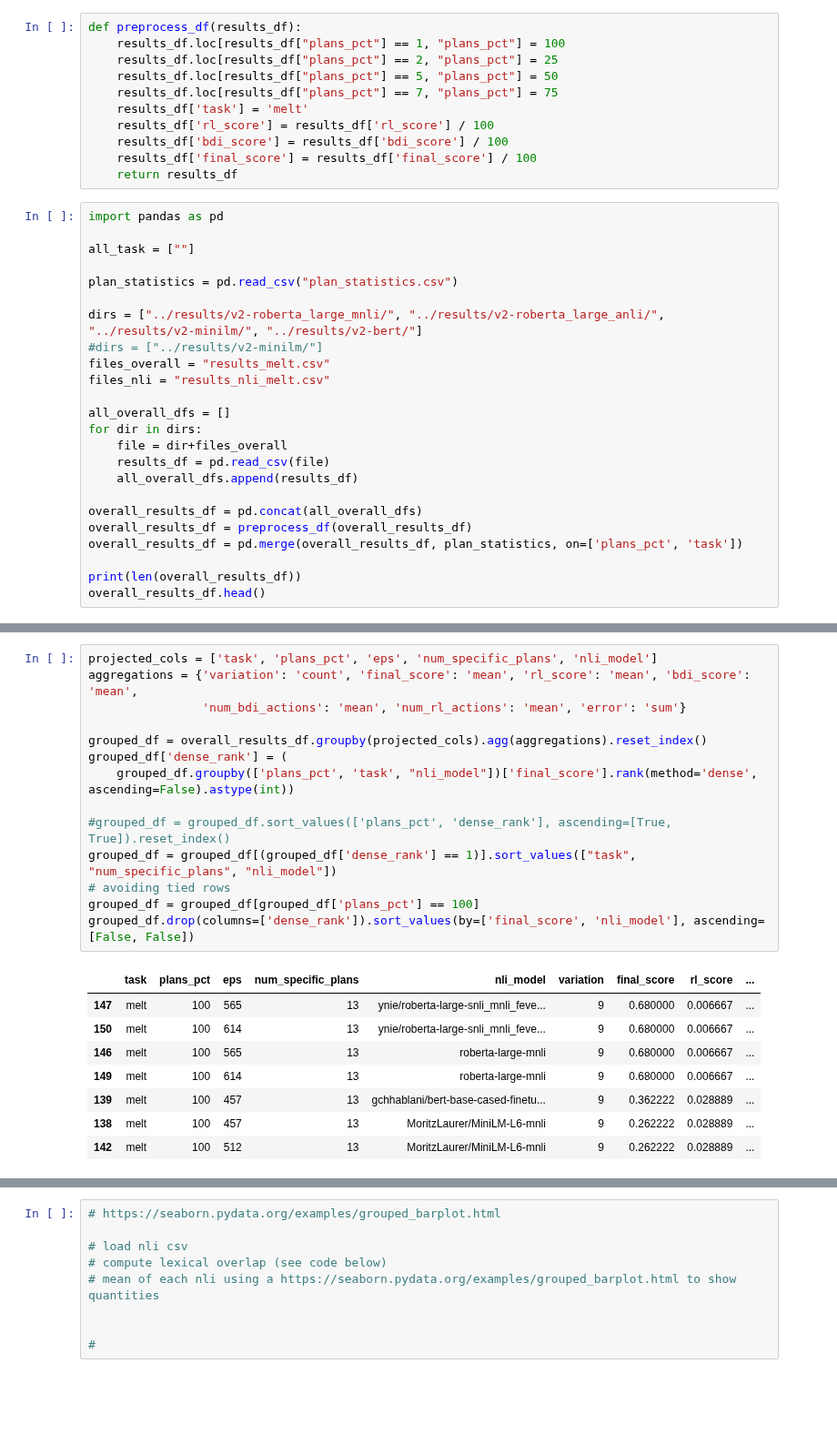
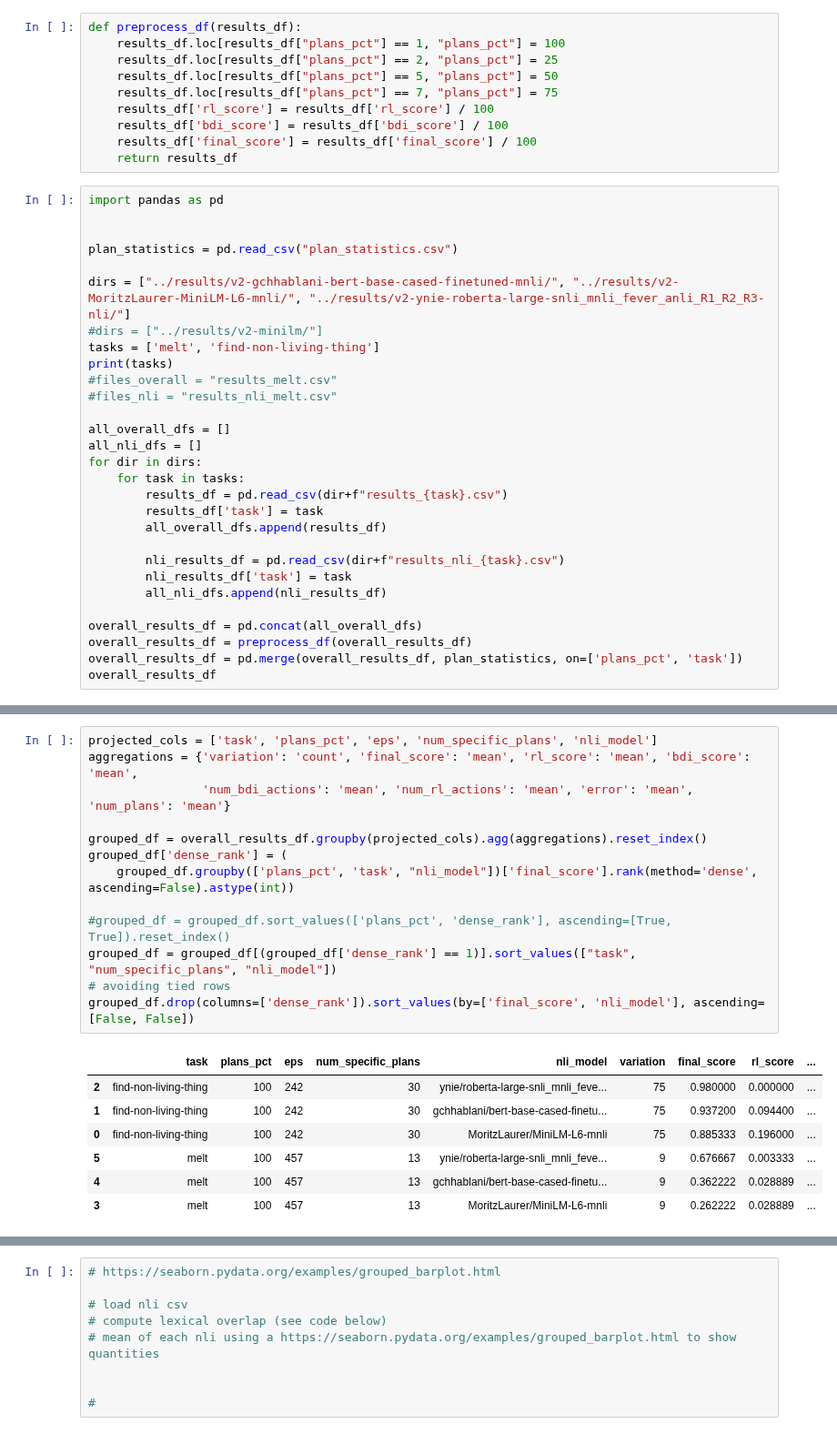
Before and after one commit to yukioichida/bdi-latent-space, a Jupyter notebook: notebooks/results_inference_analysis.ipynb, the cells around one changed output, grey strips where cells are left out. Shown at 91% size. Cells and saved outputs as stored; diff of their text form; blank space fills up the shorter version.

```diff
--- a/notebooks/results_inference_analysis.ipynb
+++ b/notebooks/results_inference_analysis.ipynb
@@ -26,7 +25,6 @@ def preprocess_df(results_df):
     results_df.loc[results_df["plans_pct"] == 2, "plans_pct"] = 25
     results_df.loc[results_df["plans_pct"] == 5, "plans_pct"] = 50
     results_df.loc[results_df["plans_pct"] == 7, "plans_pct"] = 75
-    results_df['task'] = 'melt'
     results_df['rl_score'] = results_df['rl_score'] / 100
     results_df['bdi_score'] = results_df['bdi_score'] / 100
     results_df['final_score'] = results_df['final_score'] / 100
@@ -34,25 +32,30 @@ def preprocess_df(results_df):
 # %%
 import pandas as pd
 
-all_task = [""]
 
 plan_statistics = pd.read_csv("plan_statistics.csv")
 
-dirs = ["../results/v2-roberta_large_mnli/", "../results/v2-roberta_large_anli/", "../results/v2-minilm/", "../results/v2-bert/"]
+dirs = ["../results/v2-gchhablani-bert-base-cased-finetuned-mnli/", "../results/v2-MoritzLaurer-MiniLM-L6-mnli/", "../results/v2-ynie-roberta-large-snli_mnli_fever_anli_R1_R2_R3-nli/"]
 #dirs = ["../results/v2-minilm/"]
-files_overall = "results_melt.csv"
-files_nli = "results_nli_melt.csv"
+tasks = ['melt', 'find-non-living-thing']
+print(tasks)
+#files_overall = "results_melt.csv"
+#files_nli = "results_nli_melt.csv"
 
 all_overall_dfs = []
+all_nli_dfs = []
 for dir in dirs:
-    file = dir+files_overall
-    results_df = pd.read_csv(file)
-    all_overall_dfs.append(results_df)
+    for task in tasks:
+        results_df = pd.read_csv(dir+f"results_{task}.csv")
+        results_df['task'] = task
+        all_overall_dfs.append(results_df)
+
+        nli_results_df = pd.read_csv(dir+f"results_nli_{task}.csv")
+        nli_results_df['task'] = task
+        all_nli_dfs.append(nli_results_df)
 
 overall_results_df = pd.concat(all_overall_dfs)
 overall_results_df = preprocess_df(overall_results_df)
 overall_results_df = pd.merge(overall_results_df, plan_statistics, on=['plans_pct', 'task'])
-
-print(len(overall_results_df))
-overall_results_df.head()
+overall_results_df
 # %% [output]
@@ -66,23 +76,21 @@ overall_results_df.head()
 # %%
 projected_cols = ['task', 'plans_pct', 'eps', 'num_specific_plans', 'nli_model']
 aggregations = {'variation': 'count', 'final_score': 'mean', 'rl_score': 'mean', 'bdi_score': 'mean',
-                'num_bdi_actions': 'mean', 'num_rl_actions': 'mean', 'error': 'sum'}
+                'num_bdi_actions': 'mean', 'num_rl_actions': 'mean', 'error': 'mean', 'num_plans': 'mean'}
 
 grouped_df = overall_results_df.groupby(projected_cols).agg(aggregations).reset_index()
 grouped_df['dense_rank'] = (
     grouped_df.groupby(['plans_pct', 'task', "nli_model"])['final_score'].rank(method='dense', ascending=False).astype(int))
 
 #grouped_df = grouped_df.sort_values(['plans_pct', 'dense_rank'], ascending=[True, True]).reset_index()
 grouped_df = grouped_df[(grouped_df['dense_rank'] == 1)].sort_values(["task", "num_specific_plans", "nli_model"])
 # avoiding tied rows
-grouped_df = grouped_df[grouped_df['plans_pct'] == 100]
 grouped_df.drop(columns=['dense_rank']).sort_values(by=['final_score', 'nli_model'], ascending=[False, False])
 # %% [output]
 |  | task | plans_pct | eps | num_specific_plans | nli_model | variation | final_score | rl_score | ... |
-| 147 | melt | 100 | 565 | 13 | ynie/roberta-large-snli_mnli_feve... | 9 | 0.680000 | 0.006667 | ... |
-| 150 | melt | 100 | 614 | 13 | ynie/roberta-large-snli_mnli_feve... | 9 | 0.680000 | 0.006667 | ... |
-| 146 | melt | 100 | 565 | 13 | roberta-large-mnli | 9 | 0.680000 | 0.006667 | ... |
-| 149 | melt | 100 | 614 | 13 | roberta-large-mnli | 9 | 0.680000 | 0.006667 | ... |
-| 139 | melt | 100 | 457 | 13 | gchhablani/bert-base-cased-finetu... | 9 | 0.362222 | 0.028889 | ... |
-| 138 | melt | 100 | 457 | 13 | MoritzLaurer/MiniLM-L6-mnli | 9 | 0.262222 | 0.028889 | ... |
-| 142 | melt | 100 | 512 | 13 | MoritzLaurer/MiniLM-L6-mnli | 9 | 0.262222 | 0.028889 | ... |
+| 2 | find-non-living-thing | 100 | 242 | 30 | ynie/roberta-large-snli_mnli_feve... | 75 | 0.980000 | 0.000000 | ... |
+| 1 | find-non-living-thing | 100 | 242 | 30 | gchhablani/bert-base-cased-finetu... | 75 | 0.937200 | 0.094400 | ... |
+| 0 | find-non-living-thing | 100 | 242 | 30 | MoritzLaurer/MiniLM-L6-mnli | 75 | 0.885333 | 0.196000 | ... |
+| 5 | melt | 100 | 457 | 13 | ynie/roberta-large-snli_mnli_feve... | 9 | 0.676667 | 0.003333 | ... |
+| 4 | melt | 100 | 457 | 13 | gchhablani/bert-base-cased-finetu... | 9 | 0.362222 | 0.028889 | ... |
+| 3 | melt | 100 | 457 | 13 | MoritzLaurer/MiniLM-L6-mnli | 9 | 0.262222 | 0.028889 | ... |
```
Also changed, not shown: parts of 13 cells of this notebook, 28 other files.
